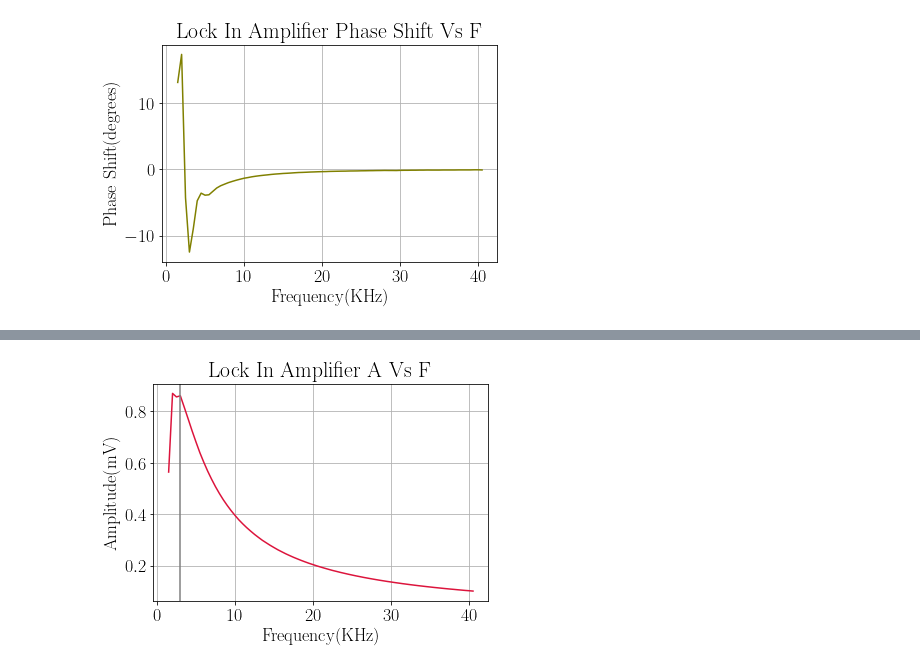
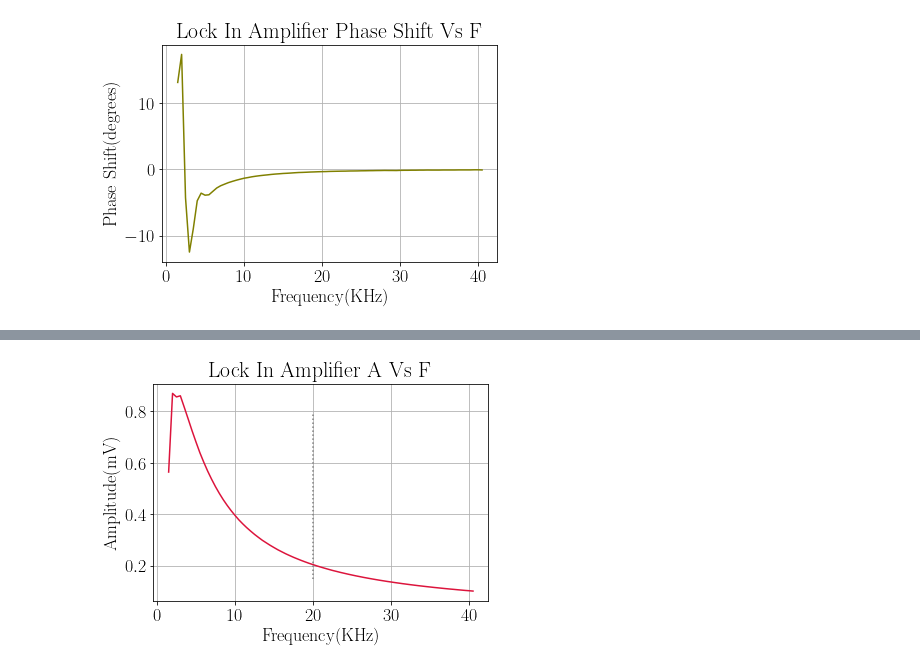
Before and after one commit to aaronkebede/PHY220, a Jupyter notebook: project-one/v2/plots.ipynb, the cells around one changed output, grey strips where cells are left out. Saved outputs shown, nothing was run; the diff lists cells and outputs as text; code cells hidden in the pictures.

```diff
--- a/project-one/v2/plots.ipynb
+++ b/project-one/v2/plots.ipynb
@@ -99,11 +99,11 @@ plt.show()
 # %%
 plt.plot(lfa_frequency,lfa_amplitude, c="crimson")
-plt.axvline(x=3, ymin=0, ymax=900, c='grey')
+plt.axvline(x=20, ymin=lfa_amplitude.min(), ymax=lfa_amplitude.max(), c='grey', ls='dotted')
 plt.grid()
 plt.xlabel("Frequency(KHz)")
 plt.ylabel("Amplitude(mV)")
 plt.title("Lock In Amplifier A Vs F")
 #plt.savefig("Images/lfa.png", bbox_inches='tight', pad_inches=1)
 plt.show()
 # %% [output]
-[figure, old version]
+[figure, new version]
```
Also changed, not shown: parts of 1 cell of this notebook, 3 other files.
